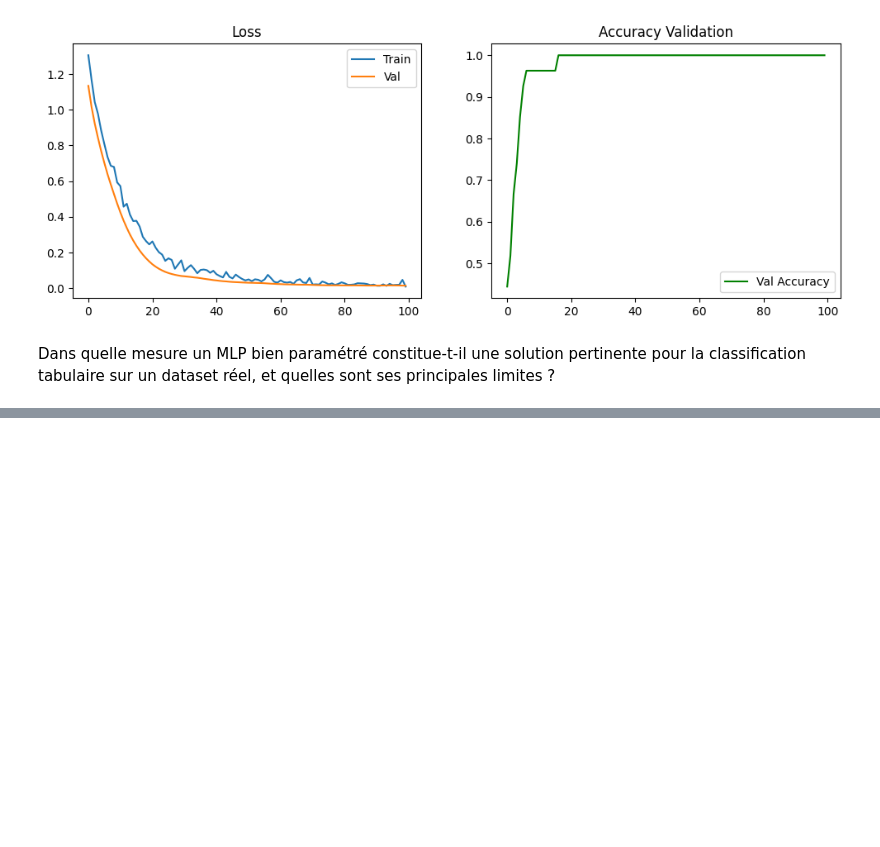
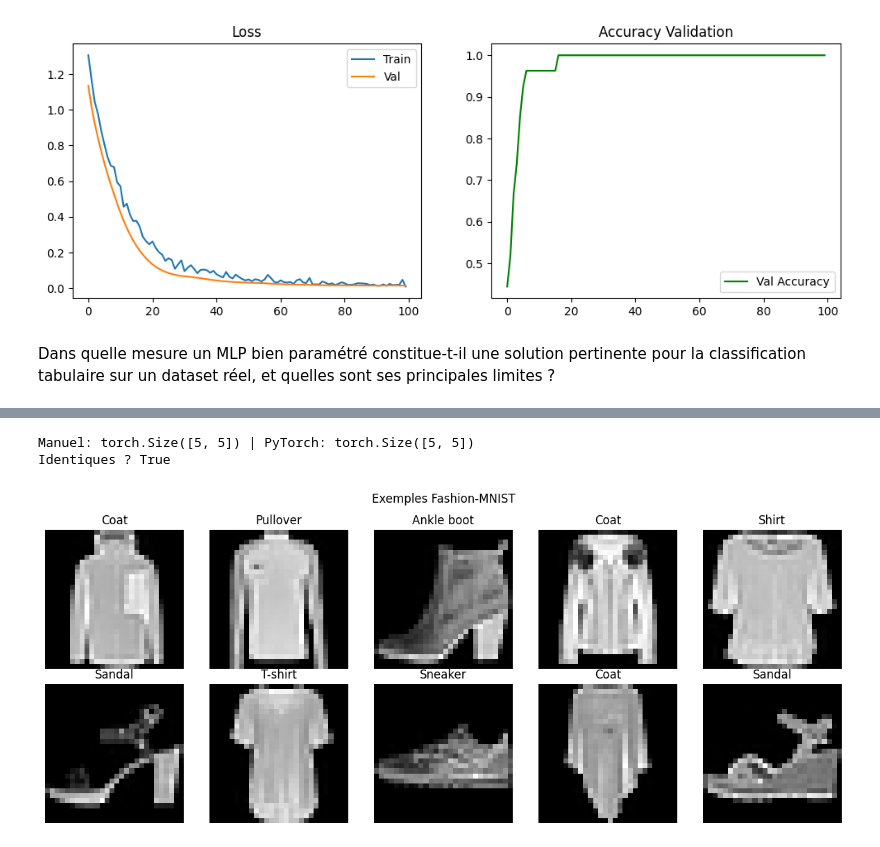
Before and after one commit to rania-532/projet-deep-learning-4IAD, a Jupyter notebook: deep-learning-4IAD.ipynb, the cells around one changed output, grey strips where cells are left out. Cells and saved outputs as stored; diff of their text form; code cells hidden in the pictures; blank space fills up the shorter version.

```diff
--- a/deep-learning-4IAD.ipynb
+++ b/deep-learning-4IAD.ipynb
@@ -311,0 +355,65 @@ Dans quelle mesure un MLP bien paramétré constitue-t-il une solution pertinent
+# %%
+# === CELLULE 3 : Corrélation croisée, max-pool, avg-pool MANUELS ===
+
+import torch.nn.functional as F
+
+def corr2d_manual(X, K):
+    '''Corrélation croisée 2D — implémentation from scratch'''
+    h_out = X.shape[0] - K.shape[0] + 1
+    w_out = X.shape[1] - K.shape[1] + 1
+    Y = torch.zeros(h_out, w_out)
+    for i in range(h_out):
+        for j in range(w_out):
+            Y[i, j] = (X[i:i+K.shape[0], j:j+K.shape[1]] * K).sum()
+    return Y
+
+def maxpool_manual(X, pool_size=2):
+    '''Max Pooling 2D from scratch'''
+    h_out = X.shape[0] // pool_size
+    w_out = X.shape[1] // pool_size
+    Y = torch.zeros(h_out, w_out)
+    for i in range(h_out):
+        for j in range(w_out):
+            Y[i,j] = X[i*pool_size:(i+1)*pool_size, j*pool_size:(j+1)*pool_size].max()
+    return Y
+
+# Test et comparaison avec PyTorch
+X_test_img = torch.randn(6, 6)
+K_test = torch.tensor([[1.0, 0], [0, -1]])
+manual_out = corr2d_manual(X_test_img, K_test)
+pytorch_out = F.conv2d(X_test_img.unsqueeze(0).unsqueeze(0), K_test.unsqueeze(0).unsqueeze(0))
+print('Manuel:', manual_out.shape, '| PyTorch:', pytorch_out.squeeze().shape)
+print('Identiques ?', torch.allclose(manual_out, pytorch_out.squeeze(), atol=1e-5))
+# %% [output]
+Manuel: torch.Size([5, 5]) | PyTorch: torch.Size([5, 5])
+Identiques ? True
+# %%
+# === CELLULE 4 : Fashion-MNIST avec torchvision ===
+
+import torchvision
+import torchvision.transforms as transforms
+
+transform = transforms.Compose([
+    transforms.ToTensor(),
+    transforms.Normalize((0.2860,), (0.3530,))  # Moyenne/std Fashion-MNIST
+])
+
+train_data = torchvision.datasets.FashionMNIST('./data', train=True,  download=True, transform=transform)
+test_data  = torchvision.datasets.FashionMNIST('./data', train=False, download=True, transform=transform)
+
+train_loader = DataLoader(train_data, batch_size=64, shuffle=True,  num_workers=2)
+test_loader  = DataLoader(test_data,  batch_size=64, shuffle=False, num_workers=2)
+
+classes = ['T-shirt','Trouser','Pullover','Dress','Coat',
+           'Sandal','Shirt','Sneaker','Bag','Ankle boot']
+
+# Visualisation de quelques exemples
+imgs, labels = next(iter(train_loader))
+fig, axes = plt.subplots(2, 5, figsize=(12, 5))
+for i, ax in enumerate(axes.flat):
+    ax.imshow(imgs[i].squeeze(), cmap='gray')
+    ax.set_title(classes[labels[i]])
+    ax.axis('off')
+plt.suptitle('Exemples Fashion-MNIST'); plt.tight_layout(); plt.show()
+# %% [output]
+[figure, added]
```
Also changed, not shown: parts of 8 cells of this notebook.
